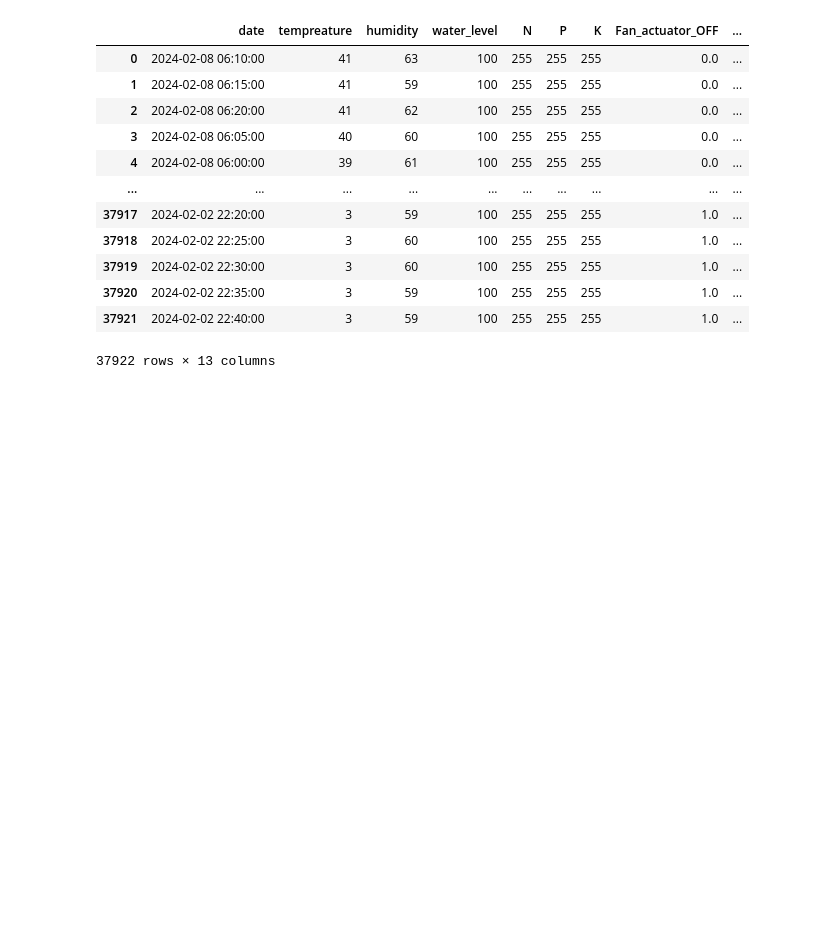
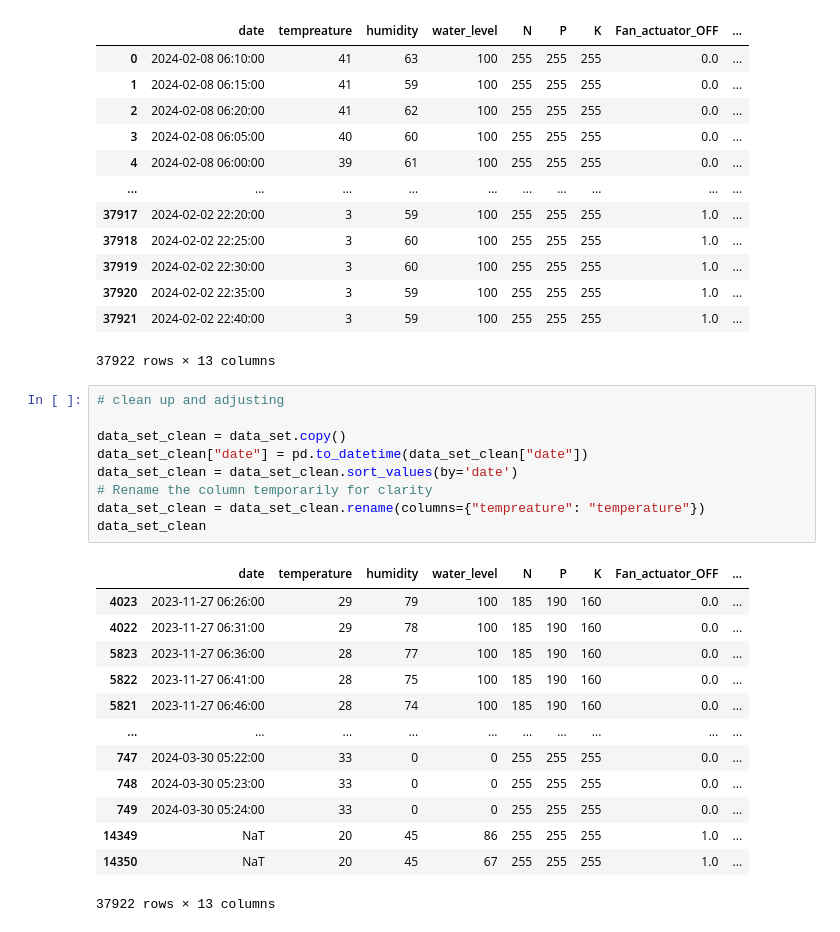
Before and after one commit to barajale/IoT-Agriculture-2024, a Jupyter notebook: anaylsis.ipynb, the cells around one changed output. Saved outputs shown, nothing was run; the diff lists cells and outputs as text; blank space fills up the shorter version.

```diff
--- a/anaylsis.ipynb
+++ b/anaylsis.ipynb
@@ -20,3 +23,26 @@ data_set
 | 37920 | 2024-02-02 22:35:00 | 3 | 59 | 100 | 255 | 255 | 255 | 1.0 | ... |
 | 37921 | 2024-02-02 22:40:00 | 3 | 59 | 100 | 255 | 255 | 255 | 1.0 | ... |
 37922 rows × 13 columns
+# %%
+# clean up and adjusting
+
+data_set_clean = data_set.copy()
+data_set_clean["date"] = pd.to_datetime(data_set_clean["date"])
+data_set_clean = data_set_clean.sort_values(by='date')
+# Rename the column temporarily for clarity
+data_set_clean = data_set_clean.rename(columns={"tempreature": "temperature"})
+data_set_clean
+# %% [output]
+|  | date | temperature | humidity | water_level | N | P | K | Fan_actuator_OFF | ... |
+| 4023 | 2023-11-27 06:26:00 | 29 | 79 | 100 | 185 | 190 | 160 | 0.0 | ... |
+| 4022 | 2023-11-27 06:31:00 | 29 | 78 | 100 | 185 | 190 | 160 | 0.0 | ... |
+| 5823 | 2023-11-27 06:36:00 | 28 | 77 | 100 | 185 | 190 | 160 | 0.0 | ... |
+| 5822 | 2023-11-27 06:41:00 | 28 | 75 | 100 | 185 | 190 | 160 | 0.0 | ... |
+| 5821 | 2023-11-27 06:46:00 | 28 | 74 | 100 | 185 | 190 | 160 | 0.0 | ... |
+| ... | ... | ... | ... | ... | ... | ... | ... | ... | ... |
+| 747 | 2024-03-30 05:22:00 | 33 | 0 | 0 | 255 | 255 | 255 | 0.0 | ... |
+| 748 | 2024-03-30 05:23:00 | 33 | 0 | 0 | 255 | 255 | 255 | 0.0 | ... |
+| 749 | 2024-03-30 05:24:00 | 33 | 0 | 0 | 255 | 255 | 255 | 0.0 | ... |
+| 14349 | NaT | 20 | 45 | 86 | 255 | 255 | 255 | 1.0 | ... |
+| 14350 | NaT | 20 | 45 | 67 | 255 | 255 | 255 | 1.0 | ... |
+37922 rows × 13 columns
```
Also changed, not shown: parts of 3 cells of this notebook.
